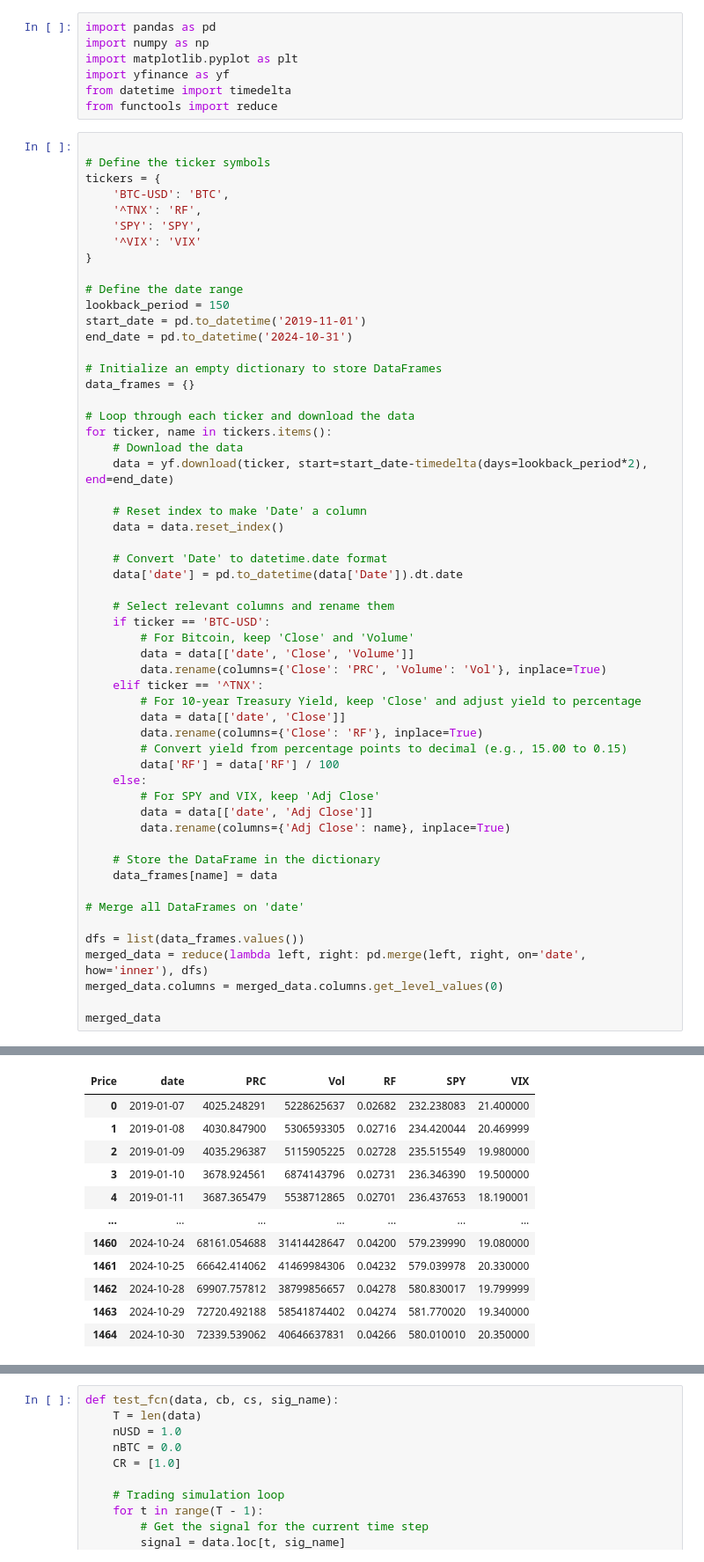
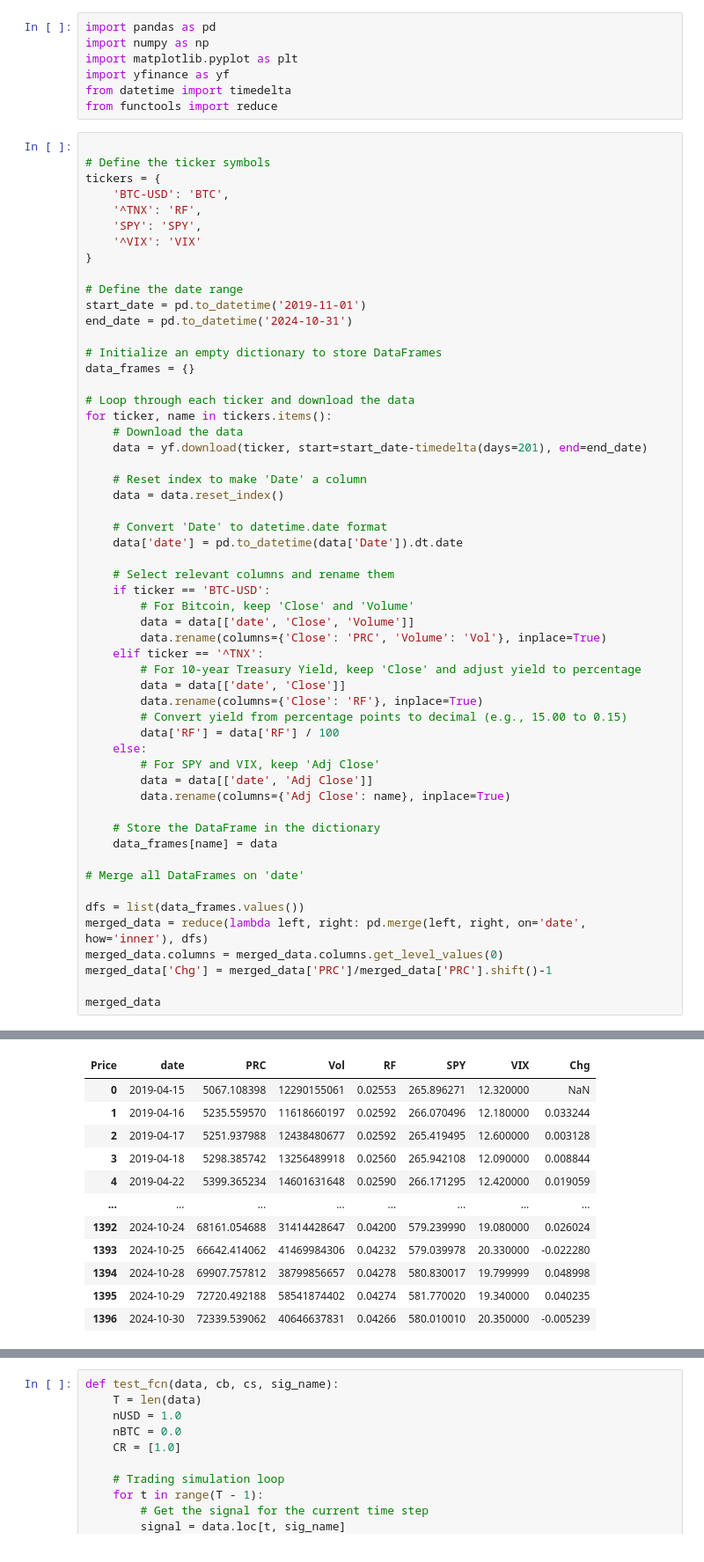
Before and after one commit to memelooody/Bitcoin-Trading-Strategies, a Jupyter notebook: Test.ipynb, the cells around one changed output, grey strips where cells are left out. Shown at 88% size. Cells and saved outputs as stored; diff of their text form.

```diff
--- a/Test.ipynb
+++ b/Test.ipynb
@@ -16,7 +16,6 @@ tickers = {
 }
 
 # Define the date range
-lookback_period = 150
 start_date = pd.to_datetime('2019-11-01')
 end_date = pd.to_datetime('2024-10-31')
 
@@ -26,7 +25,7 @@ data_frames = {}
 # Loop through each ticker and download the data
 for ticker, name in tickers.items():
     # Download the data
-    data = yf.download(ticker, start=start_date-timedelta(days=lookback_period*2), end=end_date)
+    data = yf.download(ticker, start=start_date-timedelta(days=201), end=end_date)
 
     # Reset index to make 'Date' a column
     data = data.reset_index()
@@ -38,42 +37,43 @@ for ticker, name in tickers.items():
     if ticker == 'BTC-USD':
         # For Bitcoin, keep 'Close' and 'Volume'
         data = data[['date', 'Close', 'Volume']]
         data.rename(columns={'Close': 'PRC', 'Volume': 'Vol'}, inplace=True)
     elif ticker == '^TNX':
         # For 10-year Treasury Yield, keep 'Close' and adjust yield to percentage
         data = data[['date', 'Close']]
         data.rename(columns={'Close': 'RF'}, inplace=True)
         # Convert yield from percentage points to decimal (e.g., 15.00 to 0.15)
         data['RF'] = data['RF'] / 100
     else:
         # For SPY and VIX, keep 'Adj Close'
         data = data[['date', 'Adj Close']]
         data.rename(columns={'Adj Close': name}, inplace=True)
 
     # Store the DataFrame in the dictionary
     data_frames[name] = data
 
 # Merge all DataFrames on 'date'
 
 dfs = list(data_frames.values())
 merged_data = reduce(lambda left, right: pd.merge(left, right, on='date', how='inner'), dfs)
 merged_data.columns = merged_data.columns.get_level_values(0)
+merged_data['Chg'] = merged_data['PRC']/merged_data['PRC'].shift()-1
 
 merged_data
 # %% [output]
 [*********************100%***********************]  1 of 1 completed
 [*********************100%***********************]  1 of 1 completed
 [*********************100%***********************]  1 of 1 completed
 [*********************100%***********************]  1 of 1 completed
-| Price | date | PRC | Vol | RF | SPY | VIX |
-| 0 | 2019-01-07 | 4025.248291 | 5228625637 | 0.02682 | 232.238083 | 21.400000 |
-| 1 | 2019-01-08 | 4030.847900 | 5306593305 | 0.02716 | 234.420044 | 20.469999 |
-| 2 | 2019-01-09 | 4035.296387 | 5115905225 | 0.02728 | 235.515549 | 19.980000 |
-| 3 | 2019-01-10 | 3678.924561 | 6874143796 | 0.02731 | 236.346390 | 19.500000 |
-| 4 | 2019-01-11 | 3687.365479 | 5538712865 | 0.02701 | 236.437653 | 18.190001 |
-| ... | ... | ... | ... | ... | ... | ... |
-| 1460 | 2024-10-24 | 68161.054688 | 31414428647 | 0.04200 | 579.239990 | 19.080000 |
-| 1461 | 2024-10-25 | 66642.414062 | 41469984306 | 0.04232 | 579.039978 | 20.330000 |
-| 1462 | 2024-10-28 | 69907.757812 | 38799856657 | 0.04278 | 580.830017 | 19.799999 |
-| 1463 | 2024-10-29 | 72720.492188 | 58541874402 | 0.04274 | 581.770020 | 19.340000 |
-| 1464 | 2024-10-30 | 72339.539062 | 40646637831 | 0.04266 | 580.010010 | 20.350000 |
+| Price | date | PRC | Vol | RF | SPY | VIX | Chg |
+| 0 | 2019-04-15 | 5067.108398 | 12290155061 | 0.02553 | 265.896271 | 12.320000 | NaN |
+| 1 | 2019-04-16 | 5235.559570 | 11618660197 | 0.02592 | 266.070496 | 12.180000 | 0.033244 |
+| 2 | 2019-04-17 | 5251.937988 | 12438480677 | 0.02592 | 265.419495 | 12.600000 | 0.003128 |
+| 3 | 2019-04-18 | 5298.385742 | 13256489918 | 0.02560 | 265.942108 | 12.090000 | 0.008844 |
+| 4 | 2019-04-22 | 5399.365234 | 14601631648 | 0.02590 | 266.171295 | 12.420000 | 0.019059 |
+| ... | ... | ... | ... | ... | ... | ... | ... |
+| 1392 | 2024-10-24 | 68161.054688 | 31414428647 | 0.04200 | 579.239990 | 19.080000 | 0.026024 |
+| 1393 | 2024-10-25 | 66642.414062 | 41469984306 | 0.04232 | 579.039978 | 20.330000 | -0.022280 |
+| 1394 | 2024-10-28 | 69907.757812 | 38799856657 | 0.04278 | 580.830017 | 19.799999 | 0.048998 |
+| 1395 | 2024-10-29 | 72720.492188 | 58541874402 | 0.04274 | 581.770020 | 19.340000 | 0.040235 |
+| 1396 | 2024-10-30 | 72339.539062 | 40646637831 | 0.04266 | 580.010010 | 20.350000 | -0.005239 |
```
Also changed, not shown: parts of 16 cells of this notebook.
